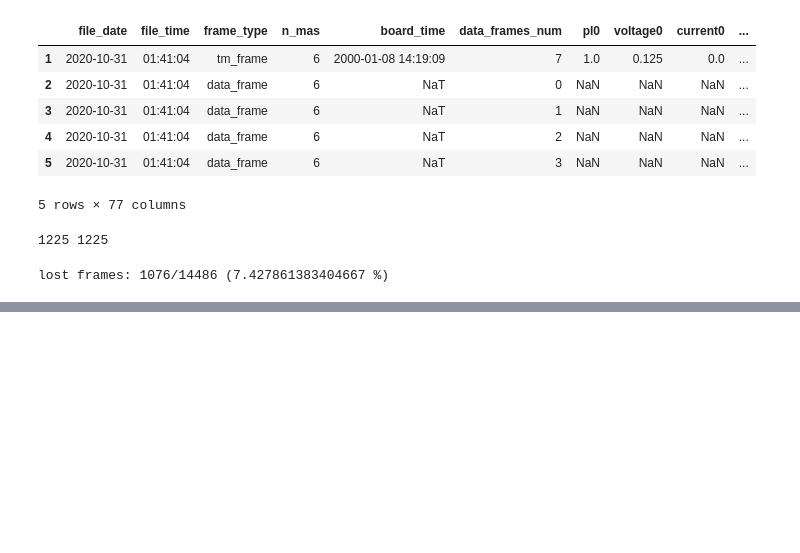
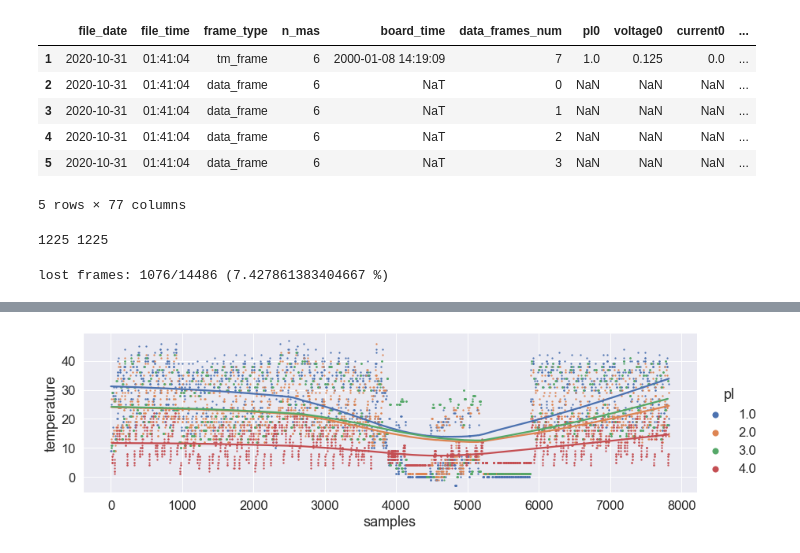
Before and after one commit to crashnester/satellite_tm_visualizer, a Jupyter notebook: notebook.ipynb, the cells around one changed output, grey strips where cells are left out. Cells and saved outputs as stored; diff of their text form; code cells hidden in the pictures; blank space fills up the shorter version.

Commit message:
add temperature plot to the notebook

```diff
--- a/notebook.ipynb
+++ b/notebook.ipynb
@@ -84,3 +88,8 @@ for index, row in pls.iterrows():
 print(f'lost frames: {lost_frames}/{len(frames) + lost_frames} ({lost_frames/(len(frames) + lost_frames) * 100} %)')
 # %% [output]
 lost frames: 1076/14486 (7.427861383404667 %)
+# %%
+tm_frames = filtered_frames[filtered_frames['frame_type'] == 'tm_frame']
+# %%
+temperature_columns = np.append([],[list(map(lambda x: x + str(i), ['pl', 'temperature'])) for i in range(8)])
+tm_frames[temperature_columns].head()
@@ -86,0 +111,16 @@ lost frames: 1076/14486 (7.427861383404667 %)
+# %%
+df_temperature = pd.DataFrame({})
+
+for index, row in tm_frames[temperature_columns].iterrows():
+    tmp = pd.DataFrame({})
+    pl_nums = []
+    temperatures = []
+    for i in range(8):
+        pl_nums.append(eval(f'row.pl{i}'))
+        temperatures.append(eval(f'row.temperature{i}'))
+
+    tmp_df = pd.DataFrame({'pl': pl_nums, 'temperature': temperatures})
+    df_temperature = df_temperature.append(tmp_df)
+
+df_temperature = df_temperature.dropna()
+df_temperature['samples'] = range(len(df_temperature))
@@ -86,0 +146,18 @@ lost frames: 1076/14486 (7.427861383404667 %)
+# %%
+#sns.set(rc = {'figure.figsize':(15,5)})
+temperature_plot = sns.lmplot(
+    x='samples',
+    y='temperature',
+    data=df_temperature,
+    hue='pl',
+    lowess=True,
+    scatter_kws={"s": 2},
+    height=4,
+    aspect=3
+)
+
+for lh in temperature_plot._legend.legendHandles:
+    lh.set_alpha(1)
+    lh.set_sizes([50])
+# %% [output]
+[figure, added]
```
Also changed, not shown: parts of 7 cells of this notebook.
